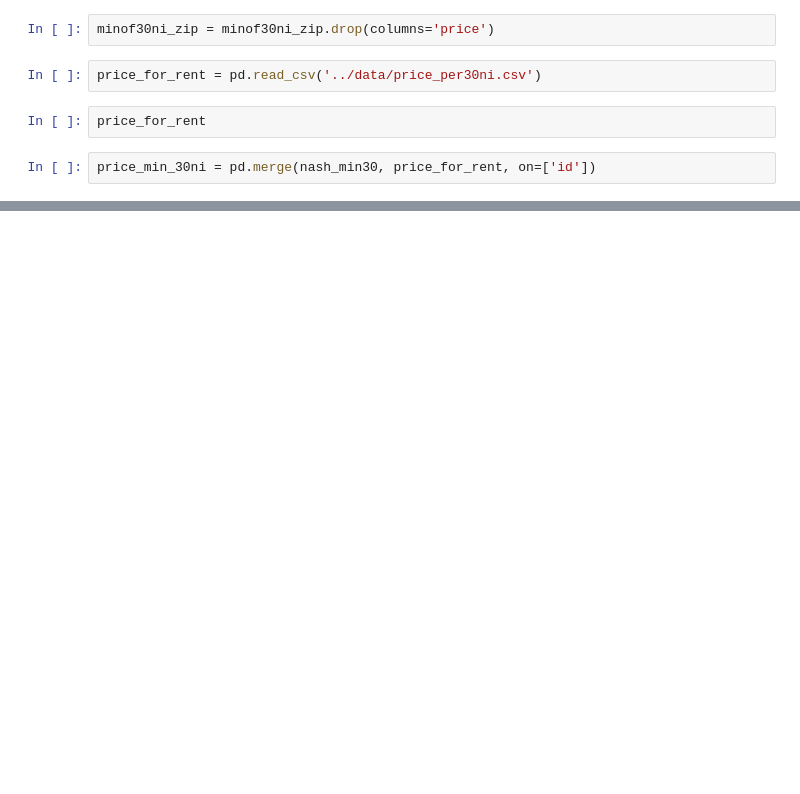
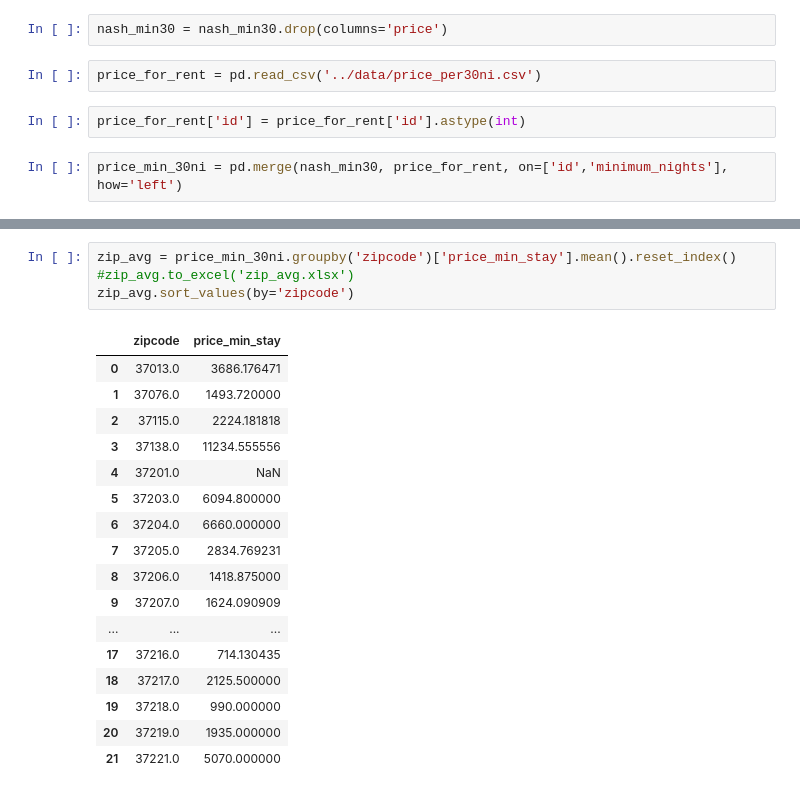
Before and after one commit to jacobvogs/Airbnb-Listings-in-Nash, a Jupyter notebook: notebook/capstone.ipynb, the cells around one changed output, grey strips where cells are left out. Cells and saved outputs as stored; diff of their text form; blank space fills up the shorter version.

```diff
--- a/notebook/capstone.ipynb
+++ b/notebook/capstone.ipynb
@@ -110,10 +347,10 @@ min30ni_zip
 # %%
-minof30ni_zip = minof30ni_zip.drop(columns='price')
+nash_min30 = nash_min30.drop(columns='price')
 # %%
 price_for_rent = pd.read_csv('../data/price_per30ni.csv')
 # %%
-price_for_rent
+price_for_rent['id'] = price_for_rent['id'].astype(int)
 # %%
-price_min_30ni = pd.merge(nash_min30, price_for_rent, on=['id'])
+price_min_30ni = pd.merge(nash_min30, price_for_rent, on=['id','minimum_nights'], how='left')
 # %%
 price_min_30ni
@@ -119,0 +395,22 @@ price_min_30ni
+# %%
+zip_avg = price_min_30ni.groupby('zipcode')['price_min_stay'].mean().reset_index()
+#zip_avg.to_excel('zip_avg.xlsx')
+zip_avg.sort_values(by='zipcode')
+# %% [output]
+|  | zipcode | price_min_stay |
+| 0 | 37013.0 | 3686.176471 |
+| 1 | 37076.0 | 1493.720000 |
+| 2 | 37115.0 | 2224.181818 |
+| 3 | 37138.0 | 11234.555556 |
+| 4 | 37201.0 | NaN |
+| 5 | 37203.0 | 6094.800000 |
+| 6 | 37204.0 | 6660.000000 |
+| 7 | 37205.0 | 2834.769231 |
+| 8 | 37206.0 | 1418.875000 |
+| 9 | 37207.0 | 1624.090909 |
+| ... | ... | ... |
+| 17 | 37216.0 | 714.130435 |
+| 18 | 37217.0 | 2125.500000 |
+| 19 | 37218.0 | 990.000000 |
+| 20 | 37219.0 | 1935.000000 |
+| 21 | 37221.0 | 5070.000000 |
```
Also changed, not shown: parts of 25 cells of this notebook.
